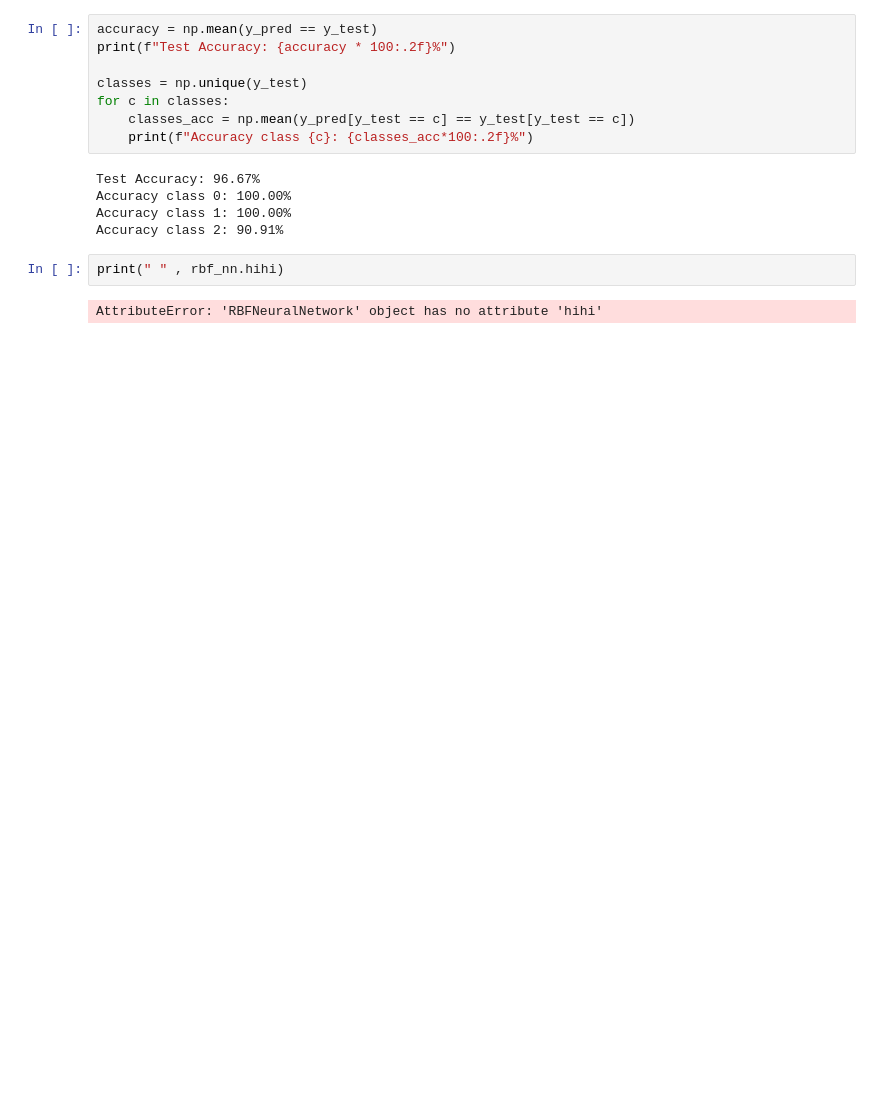
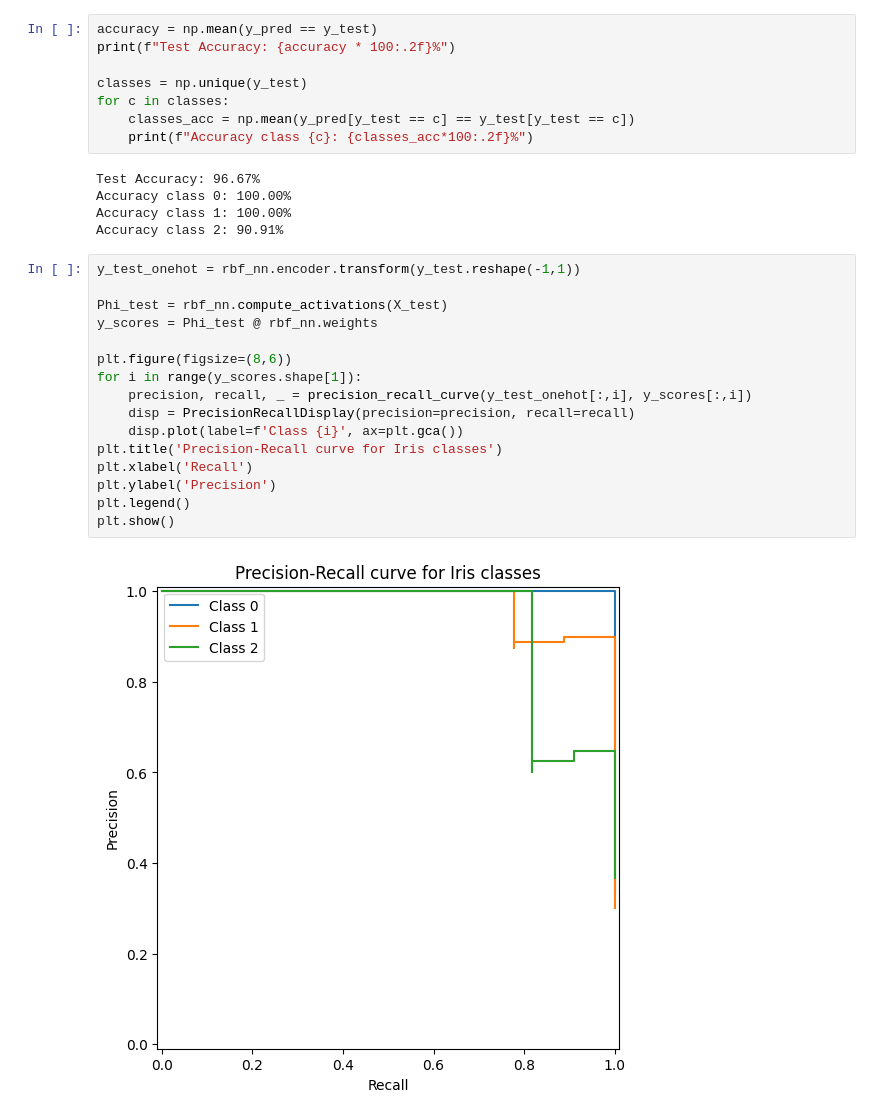
Before and after one commit to xuanuyenvu/rbf-neural-network, a Jupyter notebook: main.ipynb, the cells around one changed output. Drawn from its saved outputs; the diff is of its cells as text; blank space fills up the shorter version.

```diff
--- a/main.ipynb
+++ b/main.ipynb
@@ -40,6 +41,20 @@ Accuracy class 0: 100.00%
 Accuracy class 1: 100.00%
 Accuracy class 2: 90.91%
 # %%
-print(" " , rbf_nn.hihi)
+y_test_onehot = rbf_nn.encoder.transform(y_test.reshape(-1,1))
+
+Phi_test = rbf_nn.compute_activations(X_test)
+y_scores = Phi_test @ rbf_nn.weights
+
+plt.figure(figsize=(8,6))
+for i in range(y_scores.shape[1]):
+    precision, recall, _ = precision_recall_curve(y_test_onehot[:,i], y_scores[:,i])
+    disp = PrecisionRecallDisplay(precision=precision, recall=recall)
+    disp.plot(label=f'Class {i}', ax=plt.gca())
+plt.title('Precision-Recall curve for Iris classes')
+plt.xlabel('Recall')
+plt.ylabel('Precision')
+plt.legend()
+plt.show()
 # %% [output]
-AttributeError: 'RBFNeuralNetwork' object has no attribute 'hihi'
+[figure, added]
```
Also changed, not shown: parts of 4 cells of this notebook, 1 other file.
